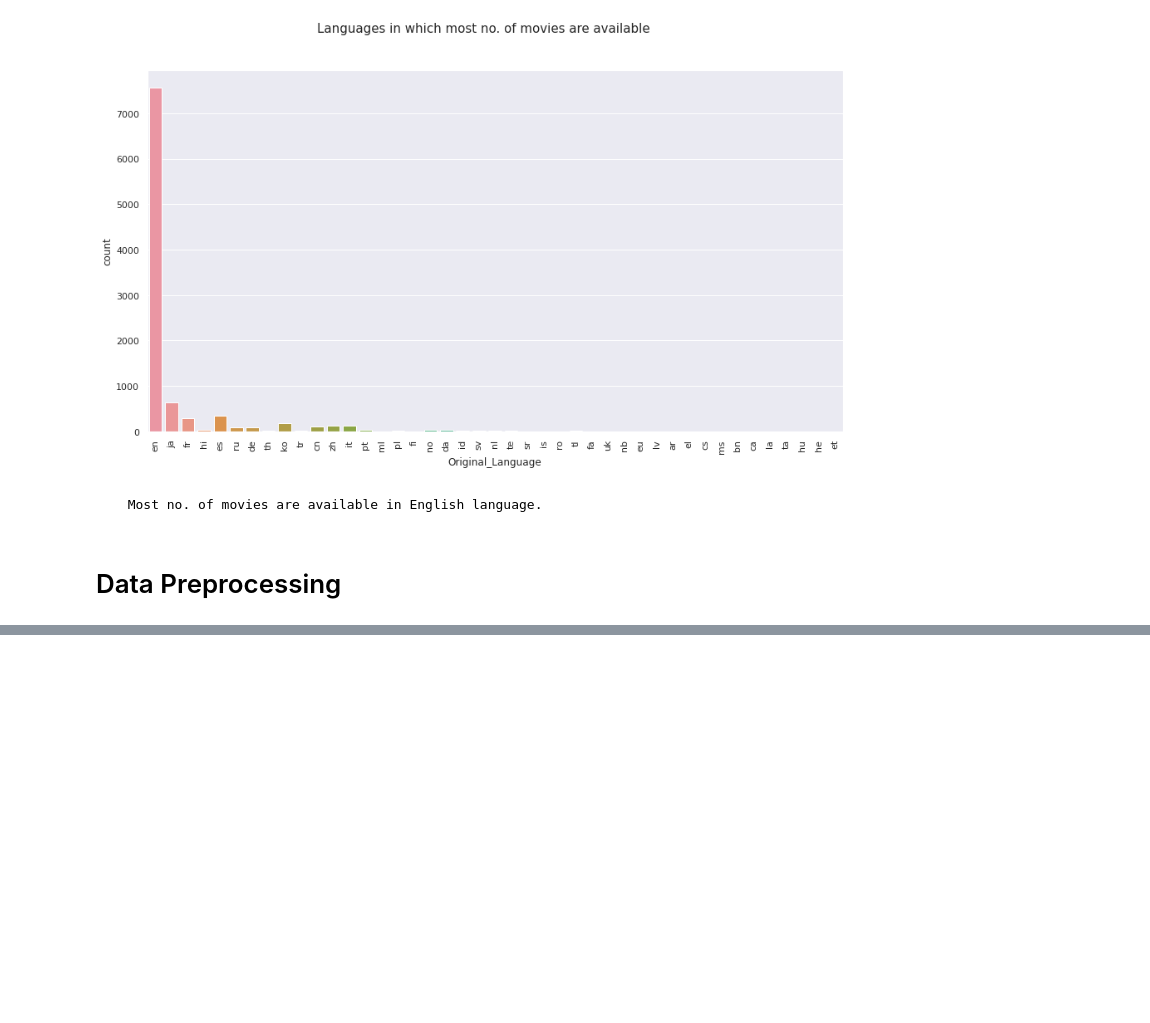
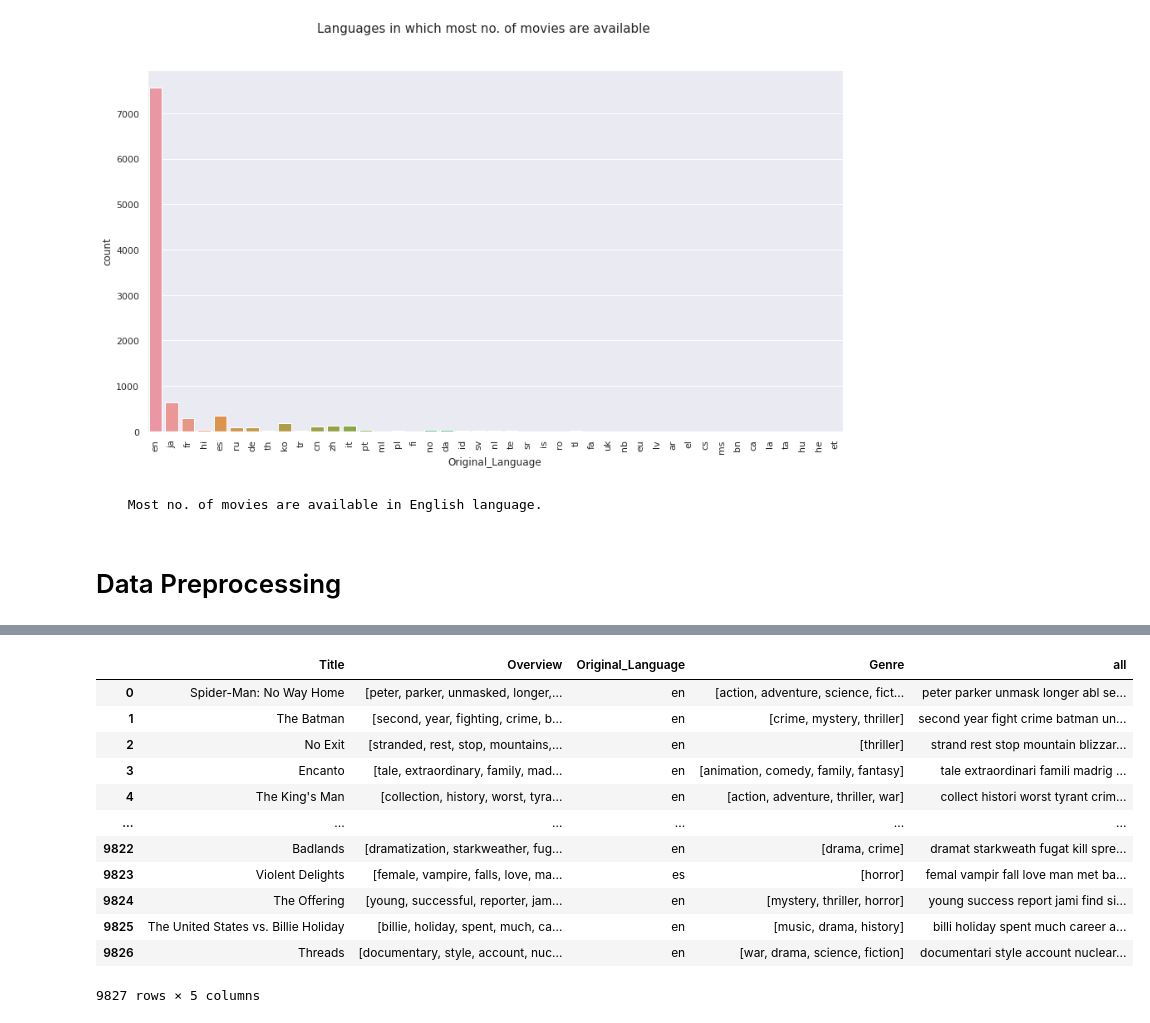
Before and after one commit to ajayn3300/Movie-Recommender-content-based----NLP, a Jupyter notebook: Movie_Recommender_Sytem~(Content_Based).ipynb, the cells around one changed output, grey strips where cells are left out. Drawn from its saved outputs; the diff is of its cells as text; code cells hidden in the pictures; blank space fills up the shorter version.

```diff
--- a/Movie_Recommender_Sytem~(Content_Based).ipynb
+++ b/Movie_Recommender_Sytem~(Content_Based).ipynb
@@ -193,0 +183,3 @@ x['Overview']=x['Overview'].apply(lambda x :[i for i in x if i not in stopwords.
+# %%
+#Let's join all the three columns so we could make sparse matrix of these features
+x['all']=[' '.join(x.Overview[i])+" "+"".join(x.Original_Language[i])+' '+' '.join(x.Genre[i]) for i in range(len(x))]
@@ -193,0 +196,25 @@ x['Overview']=x['Overview'].apply(lambda x :[i for i in x if i not in stopwords.
+# %%
+# Stemming
+from nltk.stem import PorterStemmer
+
+stemmer=PorterStemmer()
+
+x['all']=x['all'].apply(lambda x:[stemmer.stem(i) for i in x.split()])
+# %%
+x['all']=x['all'].apply(lambda x :' '.join(x))
+# %%
+x
+# %% [output]
+|  | Title | Overview | Original_Language | Genre | all |
+| 0 | Spider-Man: No Way Home | [peter, parker, unmasked, longer,... | en | [action, adventure, science, fict... | peter parker unmask longer abl se... |
+| 1 | The Batman | [second, year, fighting, crime, b... | en | [crime, mystery, thriller] | second year fight crime batman un... |
+| 2 | No Exit | [stranded, rest, stop, mountains,... | en | [thriller] | strand rest stop mountain blizzar... |
+| 3 | Encanto | [tale, extraordinary, family, mad... | en | [animation, comedy, family, fantasy] | tale extraordinari famili madrig ... |
+| 4 | The King's Man | [collection, history, worst, tyra... | en | [action, adventure, thriller, war] | collect histori worst tyrant crim... |
+| ... | ... | ... | ... | ... | ... |
+| 9822 | Badlands | [dramatization, starkweather, fug... | en | [drama, crime] | dramat starkweath fugat kill spre... |
+| 9823 | Violent Delights | [female, vampire, falls, love, ma... | es | [horror] | femal vampir fall love man met ba... |
+| 9824 | The Offering | [young, successful, reporter, jam... | en | [mystery, thriller, horror] | young success report jami find si... |
+| 9825 | The United States vs. Billie Holiday | [billie, holiday, spent, much, ca... | en | [music, drama, history] | billi holiday spent much career a... |
+| 9826 | Threads | [documentary, style, account, nuc... | en | [war, drama, science, fiction] | documentari style account nuclear... |
+9827 rows × 5 columns
```
Also changed, not shown: parts of 17 cells of this notebook.
